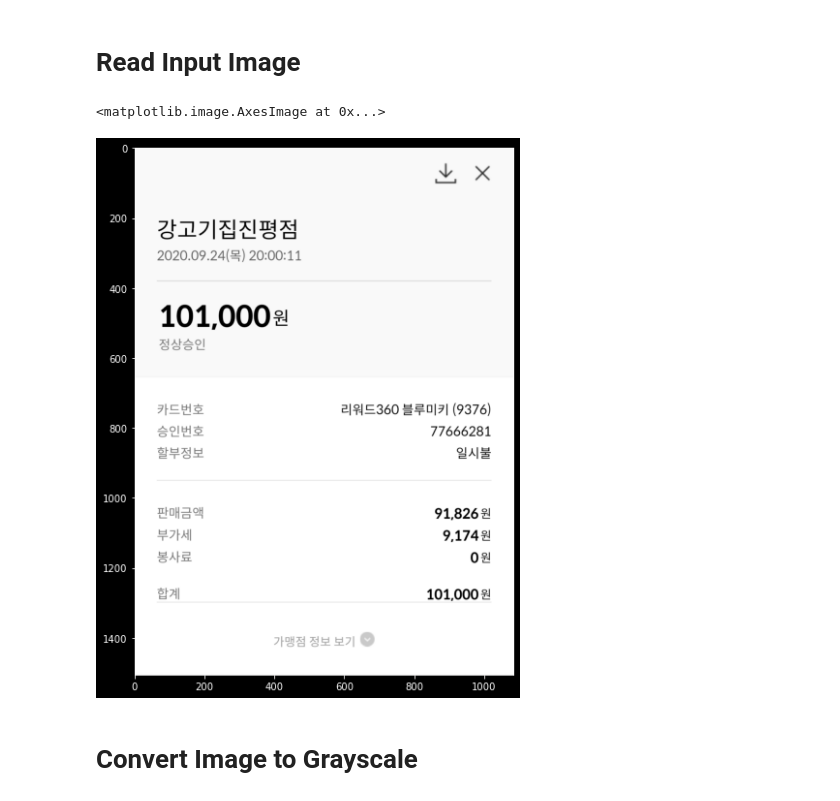
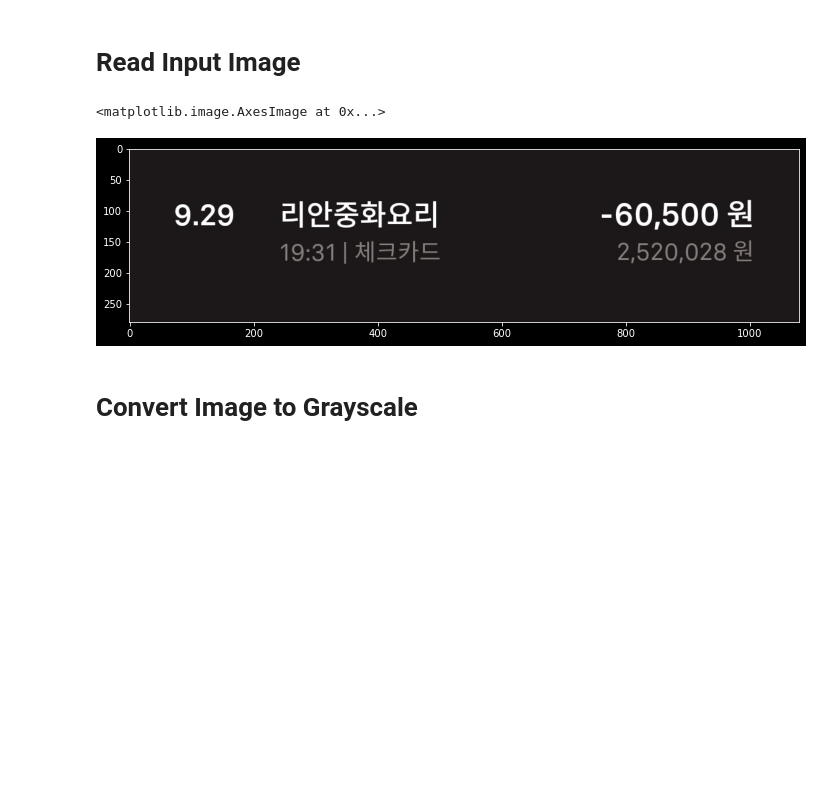
Before and after one commit to do-park/sikdorang, a Jupyter notebook: textdetection/original_try.ipynb, the cells around one changed output. Cells and saved outputs as stored; diff of their text form; code cells hidden in the pictures; blank space fills up the shorter version.

Commit message:
UPDATE | text detection from image

```diff
--- a/textdetection/original_try.ipynb
+++ b/textdetection/original_try.ipynb
@@ -8,15 +8,15 @@ plt.style.use('dark_background')
 # %% [markdown]
 # Read Input Image
 # %%
-img_ori = cv2.imread(r'C:\Users\multicampus\Desktop\s03p23d202\textdetection\payco.png')
+img_ori = cv2.imread(r'C:\Users\multicampus\Desktop\s03p23d202\textdetection\phone_bill.jpg')
 
 height, width, channel = img_ori.shape
 
 plt.figure(figsize=(12, 10))
 plt.imshow(img_ori, cmap='gray')
 # %% [output]
 <matplotlib.image.AxesImage at 0x...>
-[figure, old version]
+[figure, new version]
 # %% [markdown]
 # Convert Image to Grayscale
 # %%
```
Also changed, not shown: parts of 6 cells of this notebook, 8 other files.
